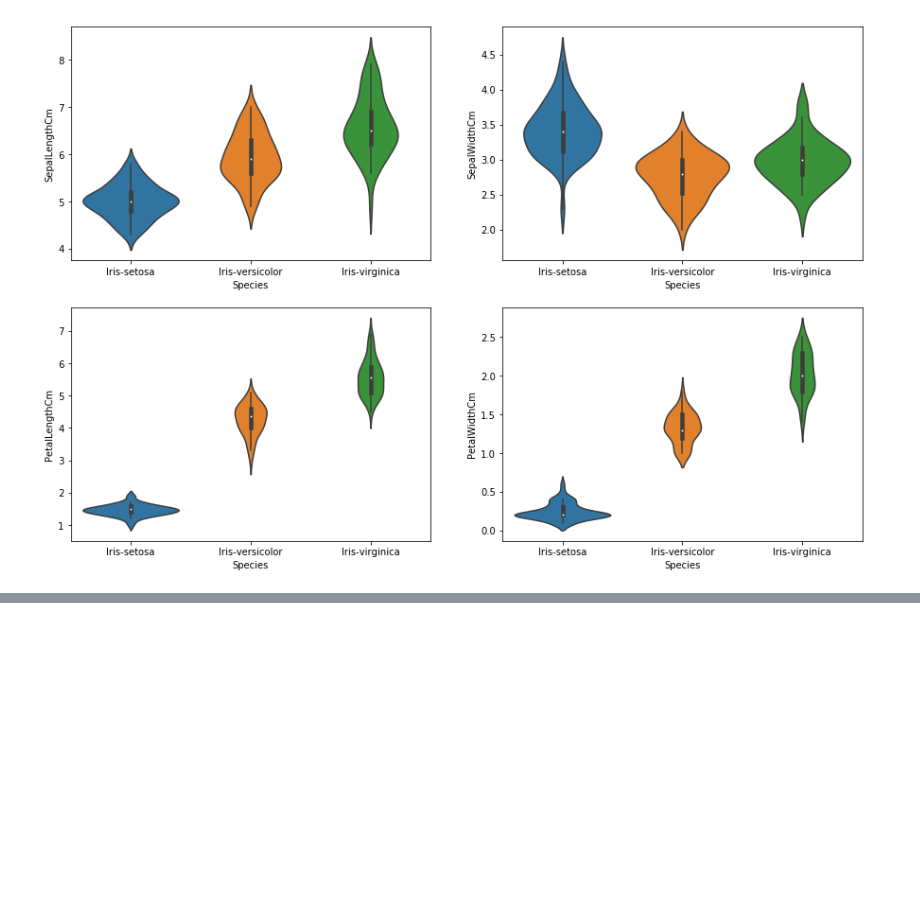
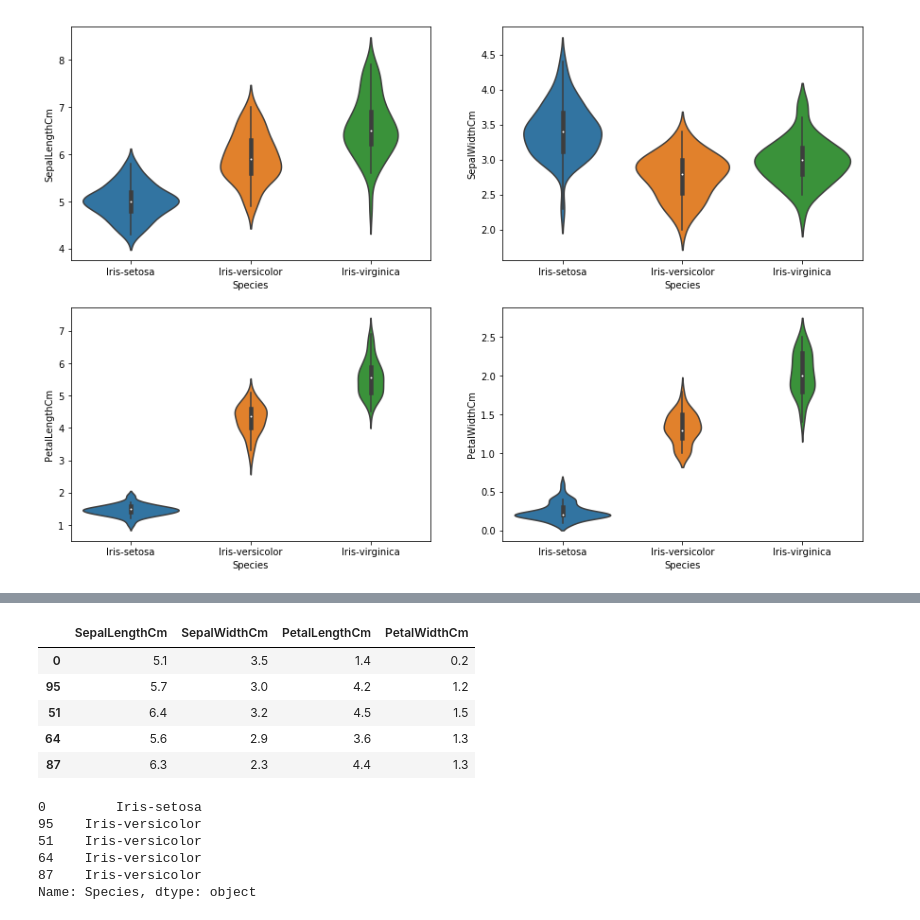
Before and after one commit to MysticMonika/IrisClassification, a Jupyter notebook: iris dataset.ipynb, the cells around one changed output, grey strips where cells are left out. Cells and saved outputs as stored; diff of their text form; code cells hidden in the pictures; blank space fills up the shorter version.

```diff
--- a/iris dataset.ipynb
+++ b/iris dataset.ipynb
@@ -97,0 +115,23 @@ from sklearn.tree import DecisionTreeClassifier
+# %%
+train_X = train[['SepalLengthCm', 'SepalWidthCm', 'PetalLengthCm', 'PetalWidthCm']]
+train_y = train.Species
+test_X = train[['SepalLengthCm', 'SepalWidthCm', 'PetalLengthCm', 'PetalWidthCm']]
+test_y = train.Species
+# %%
+train_X.head()
+# %% [output]
+|  | SepalLengthCm | SepalWidthCm | PetalLengthCm | PetalWidthCm |
+| 0 | 5.1 | 3.5 | 1.4 | 0.2 |
+| 95 | 5.7 | 3.0 | 4.2 | 1.2 |
+| 51 | 6.4 | 3.2 | 4.5 | 1.5 |
+| 64 | 5.6 | 2.9 | 3.6 | 1.3 |
+| 87 | 6.3 | 2.3 | 4.4 | 1.3 |
+# %%
+train_y.head()
+# %% [output]
+0         Iris-setosa
+95    Iris-versicolor
+51    Iris-versicolor
+64    Iris-versicolor
+87    Iris-versicolor
+Name: Species, dtype: object
```
Also changed, not shown: parts of 3 cells of this notebook.
